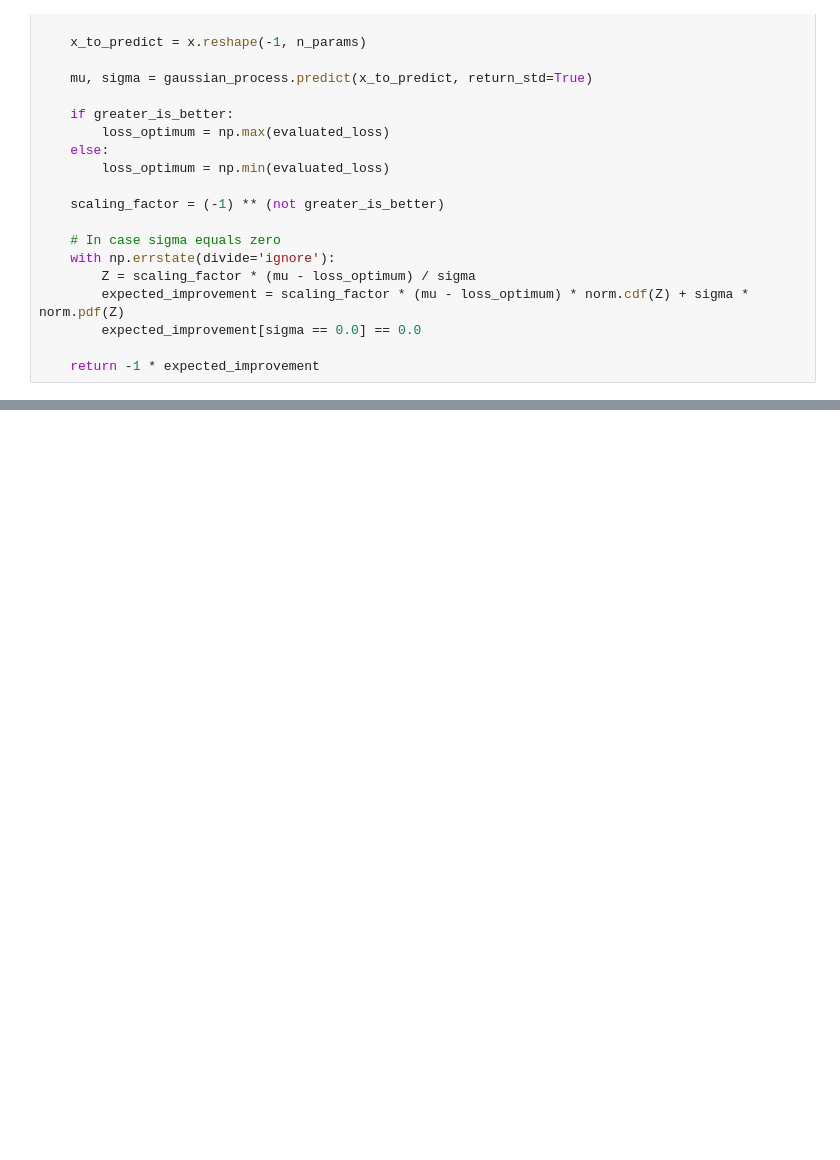
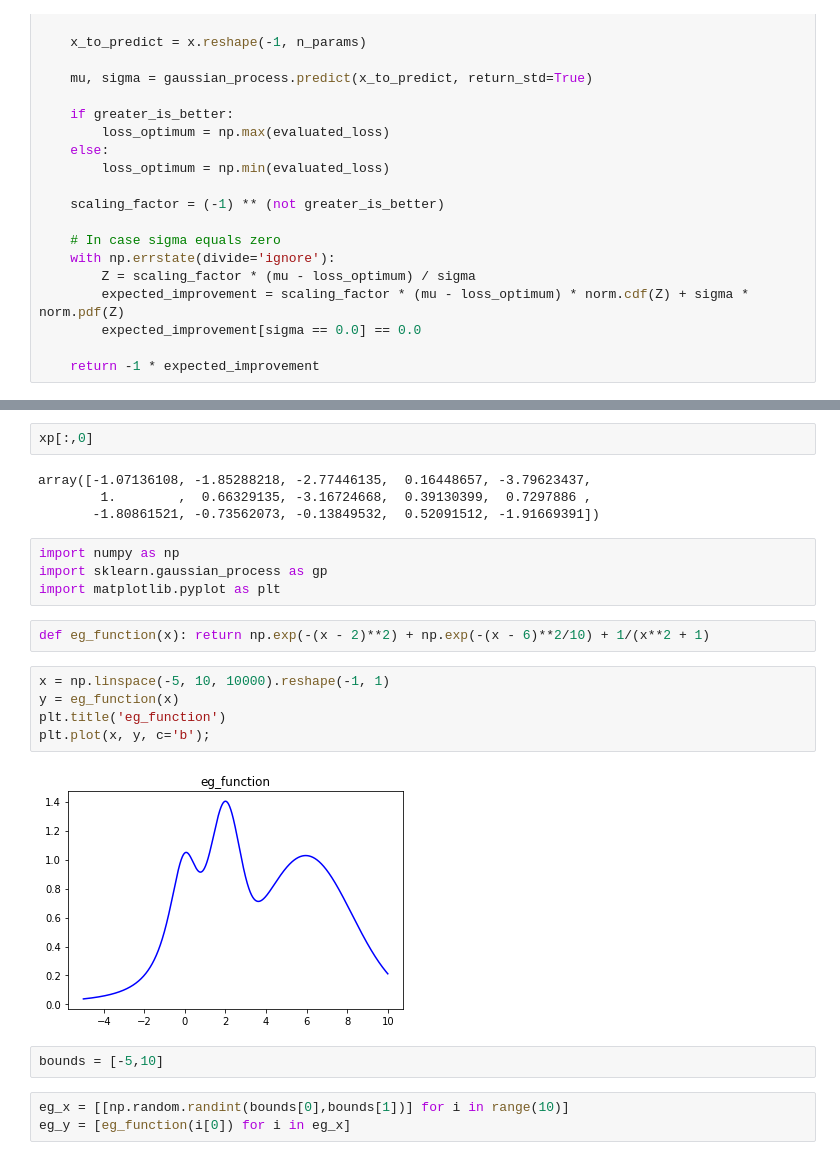
Before and after one commit to Mikhail-Naumov/Bayesian_Opt_Testing, a Jupyter notebook: Simplified.ipynb, the cells around one changed output, grey strips where cells are left out. Cells and saved outputs as stored; diff of their text form; blank space fills up the shorter version.

```diff
--- a/Simplified.ipynb
+++ b/Simplified.ipynb
@@ -209,0 +269,24 @@ def expected_improvement(x, gaussian_process, evaluated_loss, greater_is_better=
+# %%
+xp[:,0]
+# %% [output]
+array([-1.07136108, -1.85288218, -2.77446135,  0.16448657, -3.79623437,
+        1.        ,  0.66329135, -3.16724668,  0.39130399,  0.7297886 ,
+       -1.80861521, -0.73562073, -0.13849532,  0.52091512, -1.91669391])
+# %%
+import numpy as np
+import sklearn.gaussian_process as gp
+import matplotlib.pyplot as plt
+# %%
+def eg_function(x): return np.exp(-(x - 2)**2) + np.exp(-(x - 6)**2/10) + 1/(x**2 + 1)
+# %%
+x = np.linspace(-5, 10, 10000).reshape(-1, 1)
+y = eg_function(x)
+plt.title('eg_function')
+plt.plot(x, y, c='b');
+# %% [output]
+[figure, added]
+# %%
+bounds = [-5,10]
+# %%
+eg_x = [[np.random.randint(bounds[0],bounds[1])] for i in range(10)]
+eg_y = [eg_function(i[0]) for i in eg_x]
```
Also changed, not shown: parts of 10 cells of this notebook.
